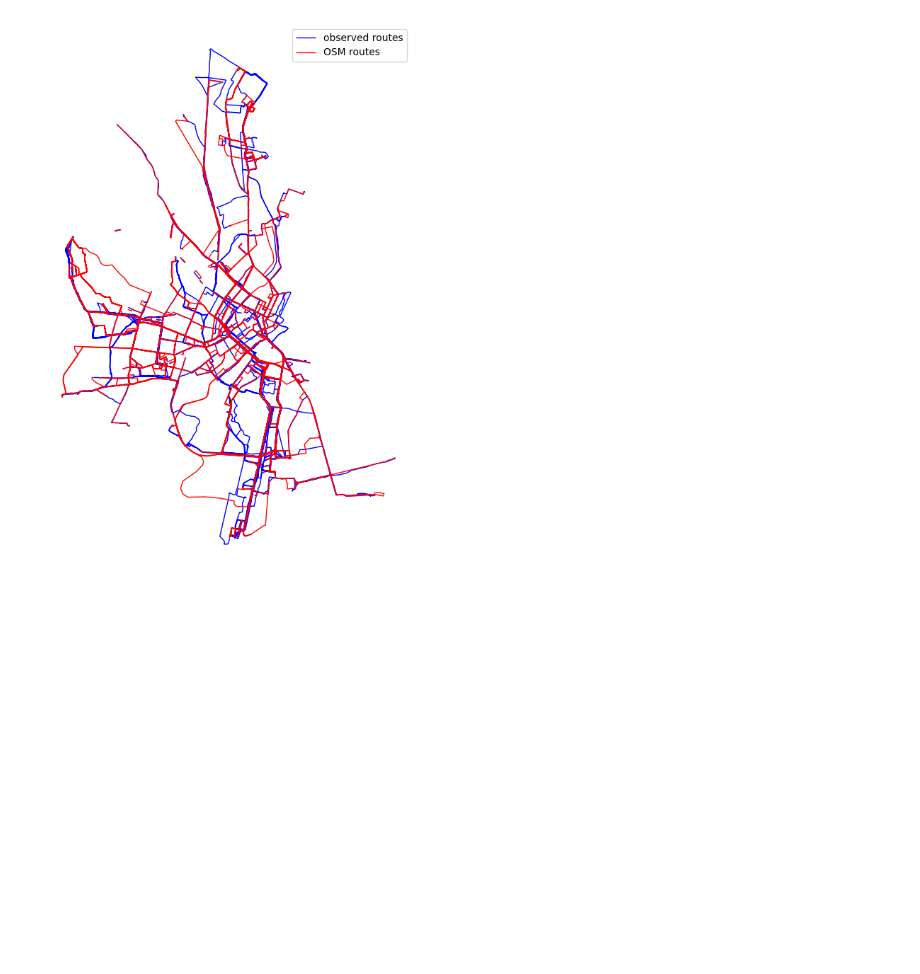
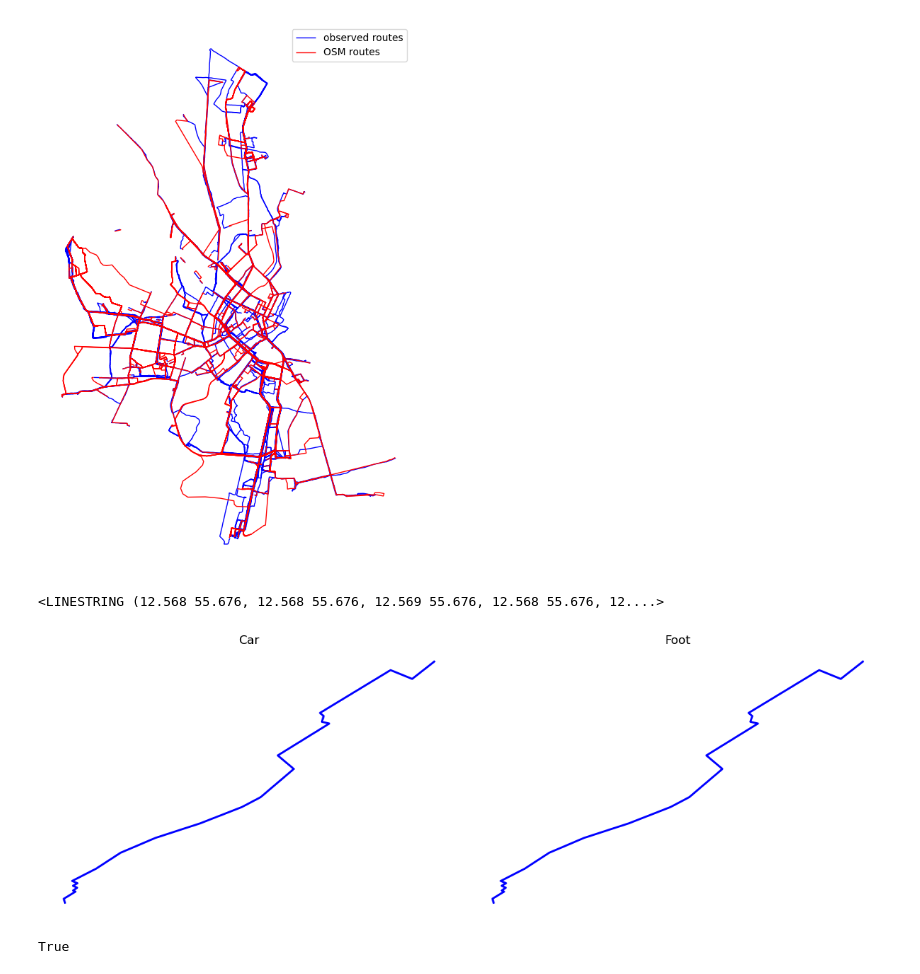
Before and after one commit to LassePSH/DualGraphDirCon, a Jupyter notebook: hovding.ipynb, the cells around one changed output. Saved outputs shown, nothing was run; the diff lists cells and outputs as text; code cells hidden in the pictures; blank space fills up the shorter version.

Commit message:
osrm route

```diff
--- a/hovding.ipynb
+++ b/hovding.ipynb
@@ -212,0 +247,53 @@ plt.show()
+# %%
+line, data, used_mode = get_osm_route(
+    12.568337, 55.676098,
+    12.573071, 55.682692,
+    mode="foot"
+)
+
+line
+# %% [output]
+<LINESTRING (12.568 55.676, 12.568 55.676, 12.569 55.676, 12.568 55.676, 12....>
+# %%
+import matplotlib.pyplot as plt
+from shapely.geometry import LineString
+
+def plot_routes_side_by_side(routes, titles=None, figsize=(12, 4)):
+    """
+    Plot multiple LineStrings side by side.
+
+    Args:
+        routes: list of shapely LineString objects
+        titles: optional list of titles for each subplot
+        figsize: figure size
+    """
+    n = len(routes)
+    fig, axes = plt.subplots(1, n, figsize=figsize)
+
+    # Ensure axes is always iterable
+    if n == 1:
+        axes = [axes]
+
+    for i, line in enumerate(routes):
+        x, y = line.xy
+        axes[i].plot(x, y, linewidth=2, color="blue")
+        axes[i].set_aspect('equal')
+        axes[i].set_title(titles[i] if titles else f"Route {i+1}")
+        axes[i].axis("off")
+
+    plt.tight_layout()
+    plt.show()
+
+
+# Example usage:
+# Car might follow the road; foot can cut through parks/paths
+line_car, _, _ = get_osm_route(12.568337, 55.676098, 12.579000, 55.683000, mode="car")
+line_foot, _, _ = get_osm_route(12.568337, 55.676098, 12.579000, 55.683000, mode="foot")
+
+plot_routes_side_by_side([line_car, line_foot], titles=["Car", "Foot"])
+# %% [output]
+[figure, added]
+# %%
+line_car == line_foot
+# %% [output]
+True
```
Also changed, not shown: parts of 1 cell of this notebook, 3 other files.
